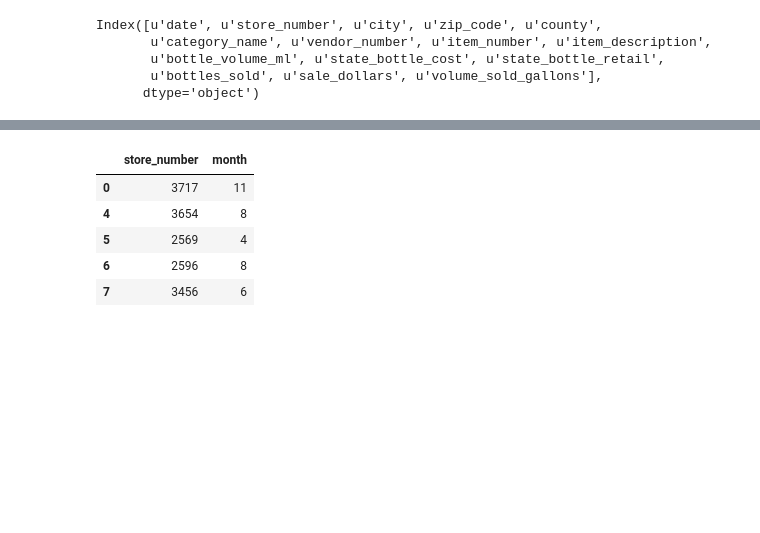
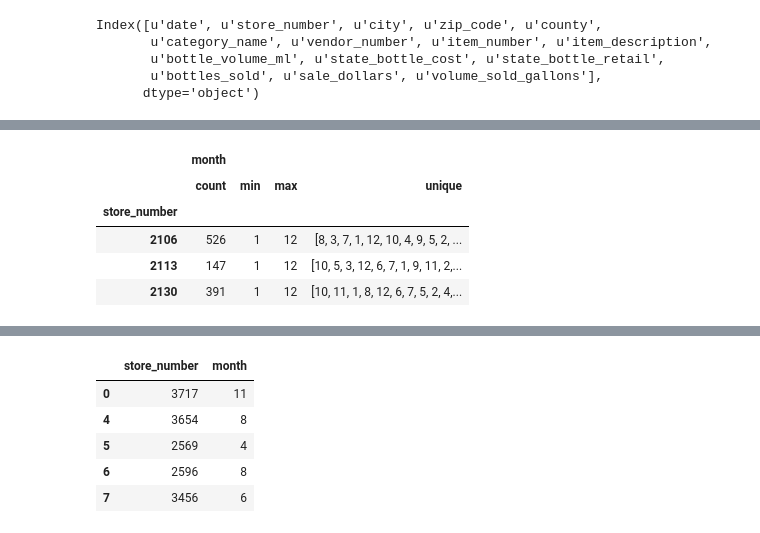
Before and after one commit to vnessified/DSI-SF-2-vnessified, a Jupyter notebook: projects/project-03/starter-code/project-3-starter.ipynb, the cells around one changed output, grey strips where cells are left out. Cells and saved outputs as stored; diff of their text form; code cells hidden in the pictures; blank space fills up the shorter version.

```diff
--- a/projects/project-03/starter-code/project-3-starter.ipynb
+++ b/projects/project-03/starter-code/project-3-starter.ipynb
@@ -362 +363,10 @@ array([3717, 3654, 2569, ..., 5215, 5201, 4778])
+# %%
+total_months.head(3)
+# %% [output]
+|  | month |  |  |  |
+|  | count | min | max | unique |
+| store_number |  |  |  |  |
+| 2106 | 526 | 1 | 12 | [8, 3, 7, 1, 12, 10, 4, 9, 5, 2, ... |
+| 2113 | 147 | 1 | 12 | [10, 5, 3, 12, 6, 7, 1, 9, 11, 2,... |
+| 2130 | 391 | 1 | 12 | [10, 11, 1, 8, 12, 6, 7, 5, 2, 4,... |
 # %%
```
Also changed, not shown: parts of 31 cells of this notebook.
